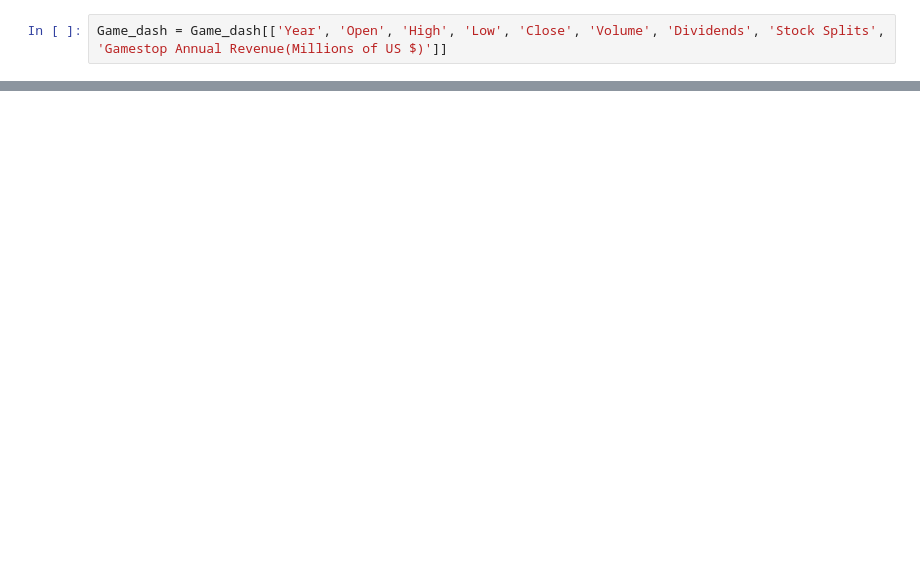
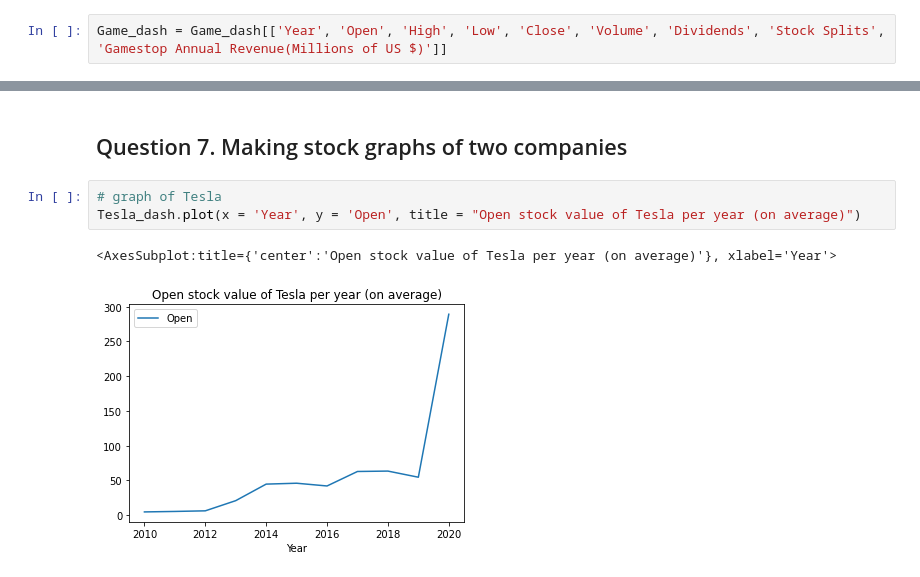
Before and after one commit to Younjung92/Capston-Project, a Jupyter notebook: Python_Project_for_Data_Science/Assignment.ipynb, the cells around one changed output, grey strips where cells are left out. Drawn from its saved outputs; the diff is of its cells as text; blank space fills up the shorter version.

```diff
--- a/Python_Project_for_Data_Science/Assignment.ipynb
+++ b/Python_Project_for_Data_Science/Assignment.ipynb
@@ -502,3 +491,11 @@ Game_dash
 | 13 | 2007 | 28.052943 | 28.523756 | 27.568837 | 28.070593 | 2.450527e+06 | 0.000000 | 0.007968 | $5,319 |
 | 14 | 2006 | 15.213109 | 15.455524 | 14.975898 | 15.227943 | 2.579027e+06 | 0.000000 | 0.000000 | $3,092 |
 | 15 | 2005 | 9.741958 | 9.879317 | 9.586097 | 9.728546 | 1.876875e+06 | 0.000000 | 0.000000 | $1,843 |
+# %% [markdown]
+## Question 7. Making stock graphs of two companies
+# %%
+# graph of Tesla
+Tesla_dash.plot(x = 'Year', y = 'Open', title = "Open stock value of Tesla per year (on average)")
+# %% [output]
+<AxesSubplot:title={'center':'Open stock value of Tesla per year (on average)'}, xlabel='Year'>
+[figure, added]
```
Also changed, not shown: parts of 4 cells of this notebook.
